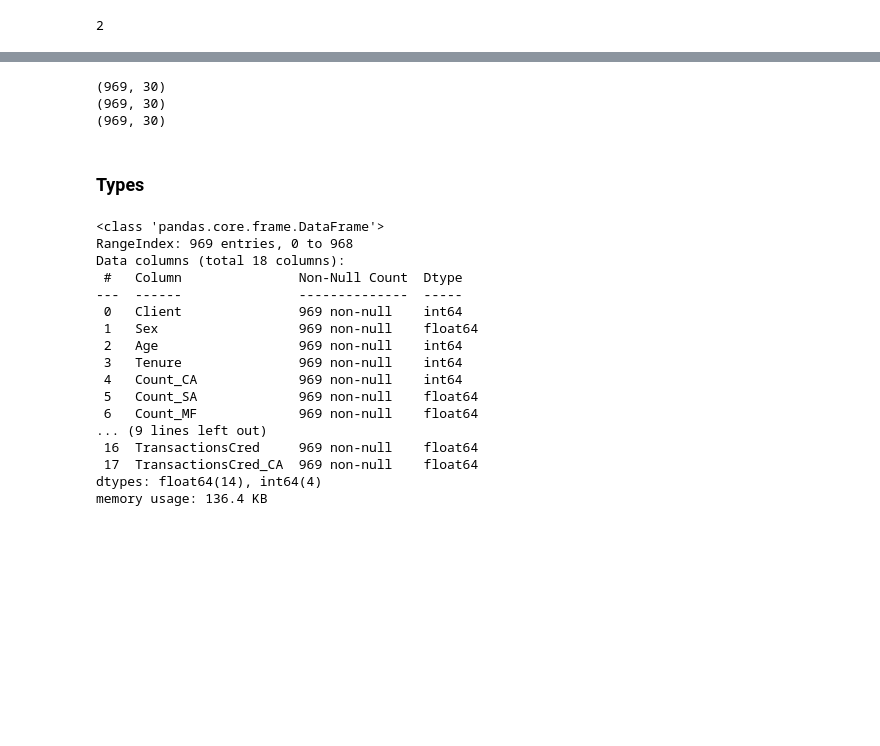
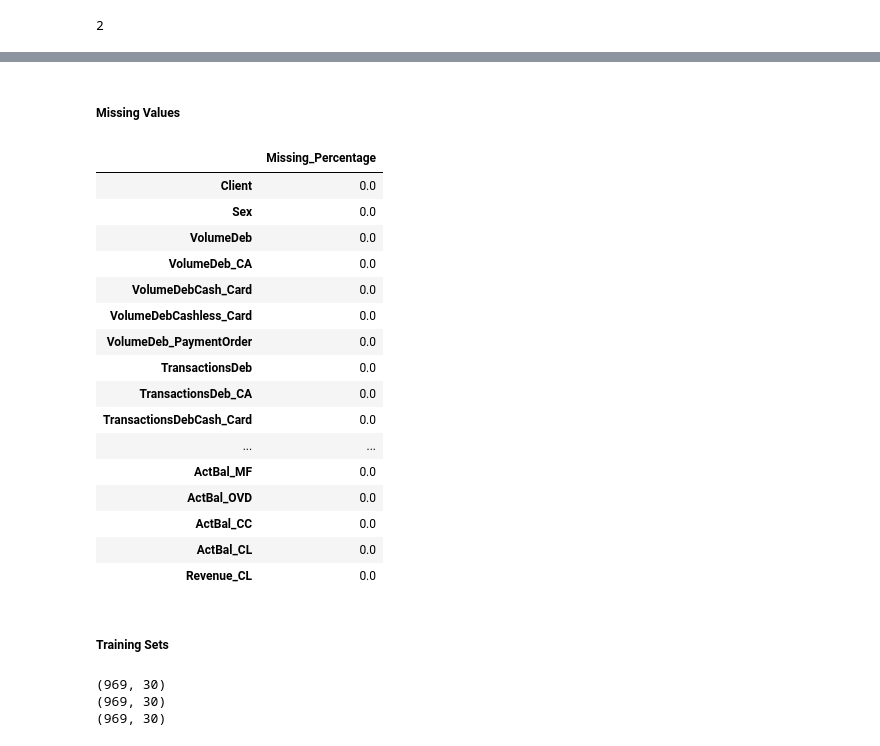
Before and after one commit to JonathanRabbi/DataSciencecase_Bank_Marketing, a Jupyter notebook: Consumer_Loan.ipynb, the cells around one changed output, grey strips where cells are left out. Saved outputs shown, nothing was run; the diff lists cells and outputs as text; code cells hidden in the pictures; blank space fills up the shorter version.

```diff
--- a/Consumer_Loan.ipynb
+++ b/Consumer_Loan.ipynb
@@ -174,6 +178,9 @@ df_train = df_train.replace(np.nan,0)
 # %%
-# Replacing ages younger than 10 with the median
+# Replacing ages younger than 10 with the mean
 
-median_age = df_train['Age'].median()
-df_train.loc[df_train['Age'] < 10, 'Age'] = median_age
+mean_age = df_train['Age'].mean()
+df_train.loc[df_train['Age'] < 10, 'Age'] = mean_age
+
+mean_tenure = df_train['Tenure'].mean()
+df_train.loc[df_train['Tenure']/12 > df_train['Age'],'Tenure'] = int(mean_tenure)
 # %%
@@ -200,3 +218,29 @@ df_train.head()
+# %% [markdown]
+##### Missing Values
+# %%
+percent_missing = round(df_train.isnull().sum() * 100 / len(df),2)
+missing_value_df = pd.DataFrame({'Missing_Percentage': percent_missing})
+missing_value_df.sort_values(by="Missing_Percentage",ascending=False)
+# %% [output]
+|  | Missing_Percentage |
+| Client | 0.0 |
+| Sex | 0.0 |
+| VolumeDeb | 0.0 |
+| VolumeDeb_CA | 0.0 |
+| VolumeDebCash_Card | 0.0 |
+| VolumeDebCashless_Card | 0.0 |
+| VolumeDeb_PaymentOrder | 0.0 |
+| TransactionsDeb | 0.0 |
+| TransactionsDeb_CA | 0.0 |
+| TransactionsDebCash_Card | 0.0 |
+| ... | ... |
+| ActBal_MF | 0.0 |
+| ActBal_OVD | 0.0 |
+| ActBal_CC | 0.0 |
+| ActBal_CL | 0.0 |
+| Revenue_CL | 0.0 |
+# %% [markdown]
+##### Training Sets
 # %%
 # Create full training set for consumer loan
 consumer_loan = ['Sale_MF','Sale_CC','Revenue_MF','Revenue_CC','Count_CL','ActBal_CL']
@@ -219,25 +261,3 @@ print(df_train_mf.shape)
 (969, 30)
 (969, 30)
 (969, 30)
-# %% [markdown]
-### Types
-# %%
-df_train_cl[df_train_cl.columns[:18]].info()
-# %% [output]
-<class 'pandas.core.frame.DataFrame'>
-RangeIndex: 969 entries, 0 to 968
-Data columns (total 18 columns):
- #   Column               Non-Null Count  Dtype
----  ------               --------------  -----
- 0   Client               969 non-null    int64
- 1   Sex                  969 non-null    float64
- 2   Age                  969 non-null    int64
- 3   Tenure               969 non-null    int64
- 4   Count_CA             969 non-null    int64
- 5   Count_SA             969 non-null    float64
- 6   Count_MF             969 non-null    float64
-... (9 lines left out)
- 16  TransactionsCred     969 non-null    float64
- 17  TransactionsCred_CA  969 non-null    float64
-dtypes: float64(14), int64(4)
-memory usage: 136.4 KB
```
Also changed, not shown: parts of 18 cells of this notebook, 1 other file.
